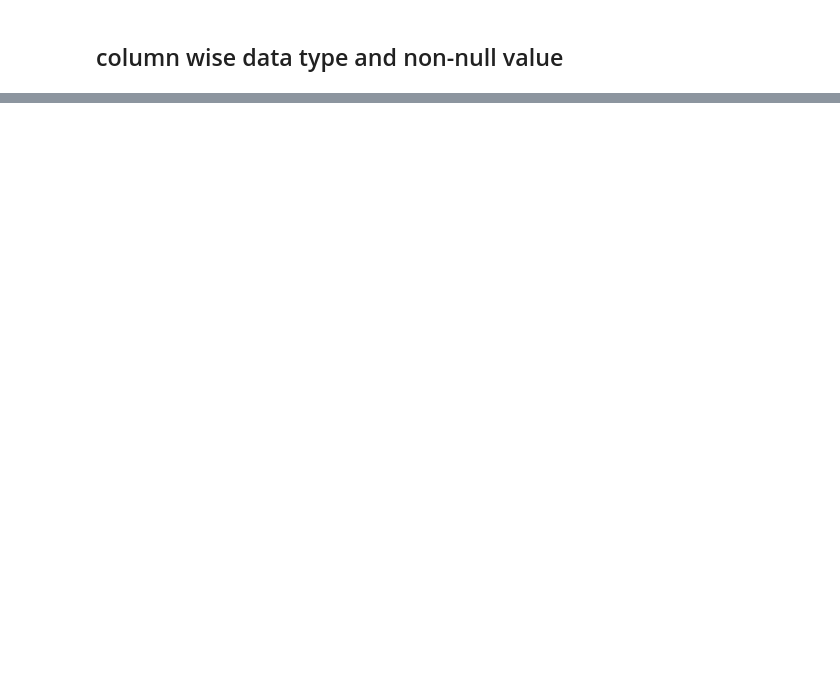
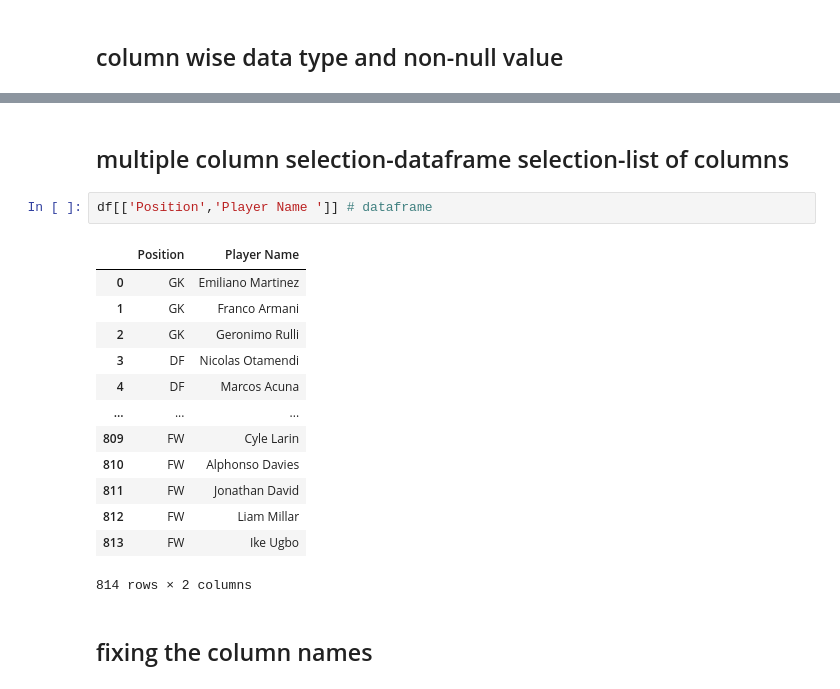
Before and after one commit to Rajya-singh/python-data-analytics, a Jupyter notebook: data_analysis/pandas.ipynb, the cells around one changed output, grey strips where cells are left out. Cells and saved outputs as stored; diff of their text form; blank space fills up the shorter version.

```diff
--- a/data_analysis/pandas.ipynb
+++ b/data_analysis/pandas.ipynb
@@ -57,0 +149,20 @@ df.iloc[10:15] # indexed location,last index is not included
+# %% [markdown]
+## multiple column selection-dataframe selection-list of columns
+# %%
+df[['Position','Player Name ']] # dataframe
+# %% [output]
+|  | Position | Player Name |
+| 0 | GK | Emiliano Martinez |
+| 1 | GK | Franco Armani |
+| 2 | GK | Geronimo Rulli |
+| 3 | DF | Nicolas Otamendi |
+| 4 | DF | Marcos Acuna |
+| ... | ... | ... |
+| 809 | FW | Cyle Larin |
+| 810 | FW | Alphonso Davies |
+| 811 | FW | Jonathan David |
+| 812 | FW | Liam Millar |
+| 813 | FW | Ike Ugbo |
+814 rows × 2 columns
+# %% [markdown]
+## fixing the column names
```
Also changed, not shown: parts of 36 cells of this notebook, 3 other files.
